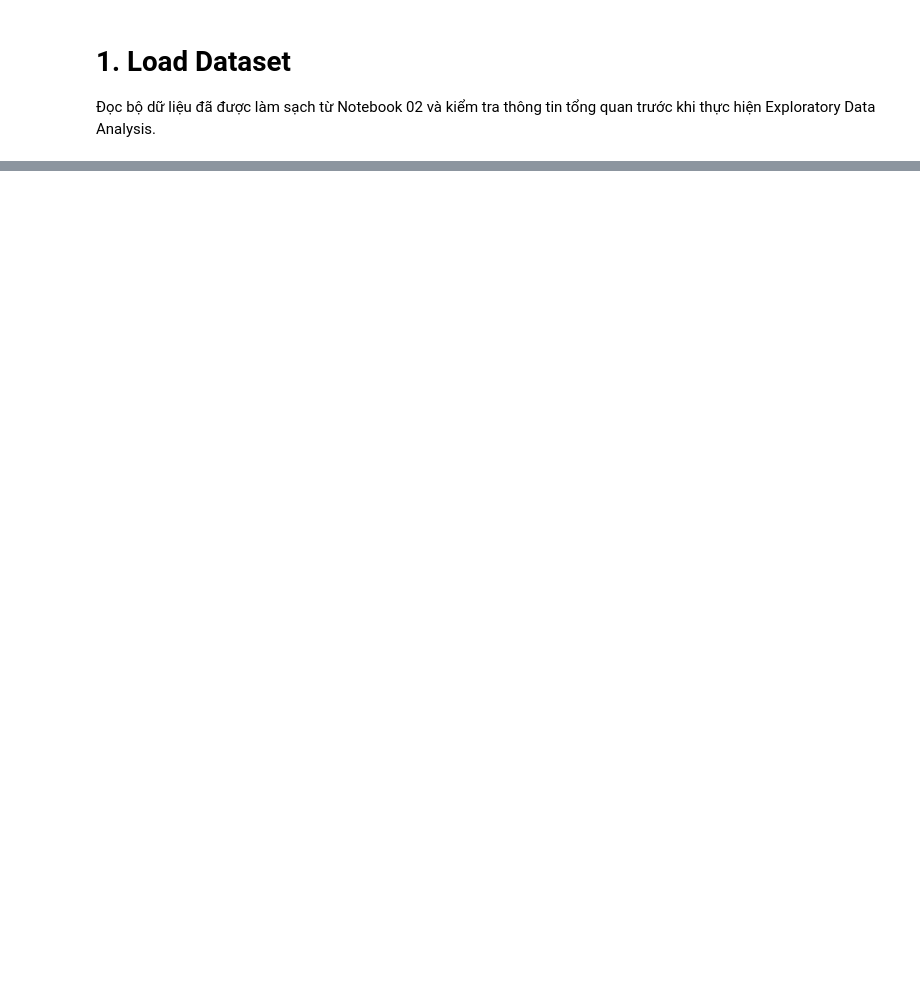
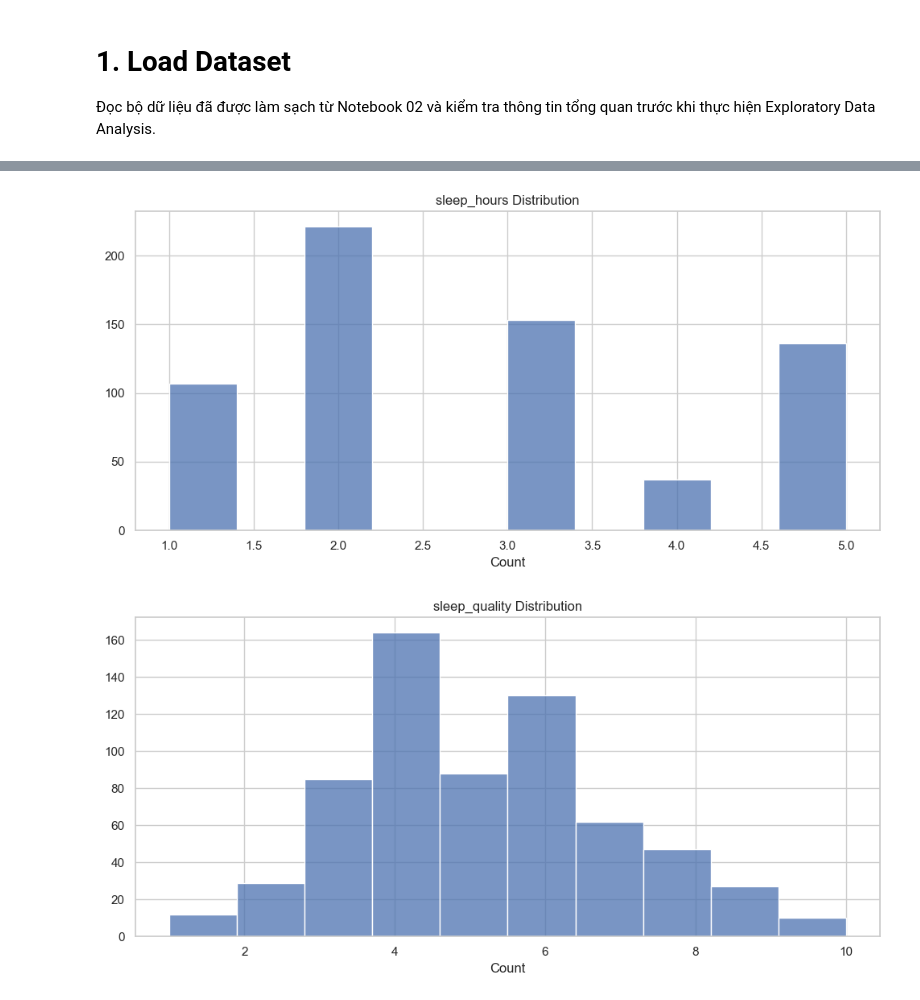
Before and after one commit to NguynnThah/DA016, a Jupyter notebook: notebooks/vietnam_dataset/03_EDA.ipynb, the cells around one changed output, grey strips where cells are left out. Saved outputs shown, nothing was run; the diff lists cells and outputs as text; code cells hidden in the pictures; blank space fills up the shorter version.

Commit message:
update: EDA vietnam dataset

```diff
--- a/notebooks/vietnam_dataset/03_EDA.ipynb
+++ b/notebooks/vietnam_dataset/03_EDA.ipynb
@@ -809,0 +564,20 @@ plt.show()
+# %%
+# Khai báo các biến thuộc nhóm Sleep & Recovery Indicators
+
+sleep_features = [
+    "sleep_hours",
+    "sleep_quality"
+]
+
+
+# Kiểm tra phân bố các biến giấc ngủ và phục hồi
+
+for feature in sleep_features:
+
+    print(f"\n{feature}")
+
+    display(
+        survey_dataset[feature]
+        .value_counts()
+        .reset_index()
+    )
@@ -809,0 +604,33 @@ plt.show()
+# %%
+# Vẽ biểu đồ phân bố các chỉ báo giấc ngủ và phục hồi
+
+for feature in sleep_features:
+
+    plt.figure(figsize=(10, 5))
+
+    if survey_dataset[feature].dtype == "object":
+
+        sns.countplot(
+            data=survey_dataset,
+            y=feature,
+            order=survey_dataset[feature].value_counts().index
+        )
+
+    else:
+
+        sns.histplot(
+            data=survey_dataset,
+            x=feature,
+            bins=10
+        )
+
+
+    plt.title(f"{feature} Distribution")
+    plt.xlabel("Count")
+    plt.ylabel("")
+
+    plt.tight_layout()
+    plt.show()
+# %% [output]
+[figure, added]
+[figure, added]
```
Also changed, not shown: parts of 72 cells of this notebook.
